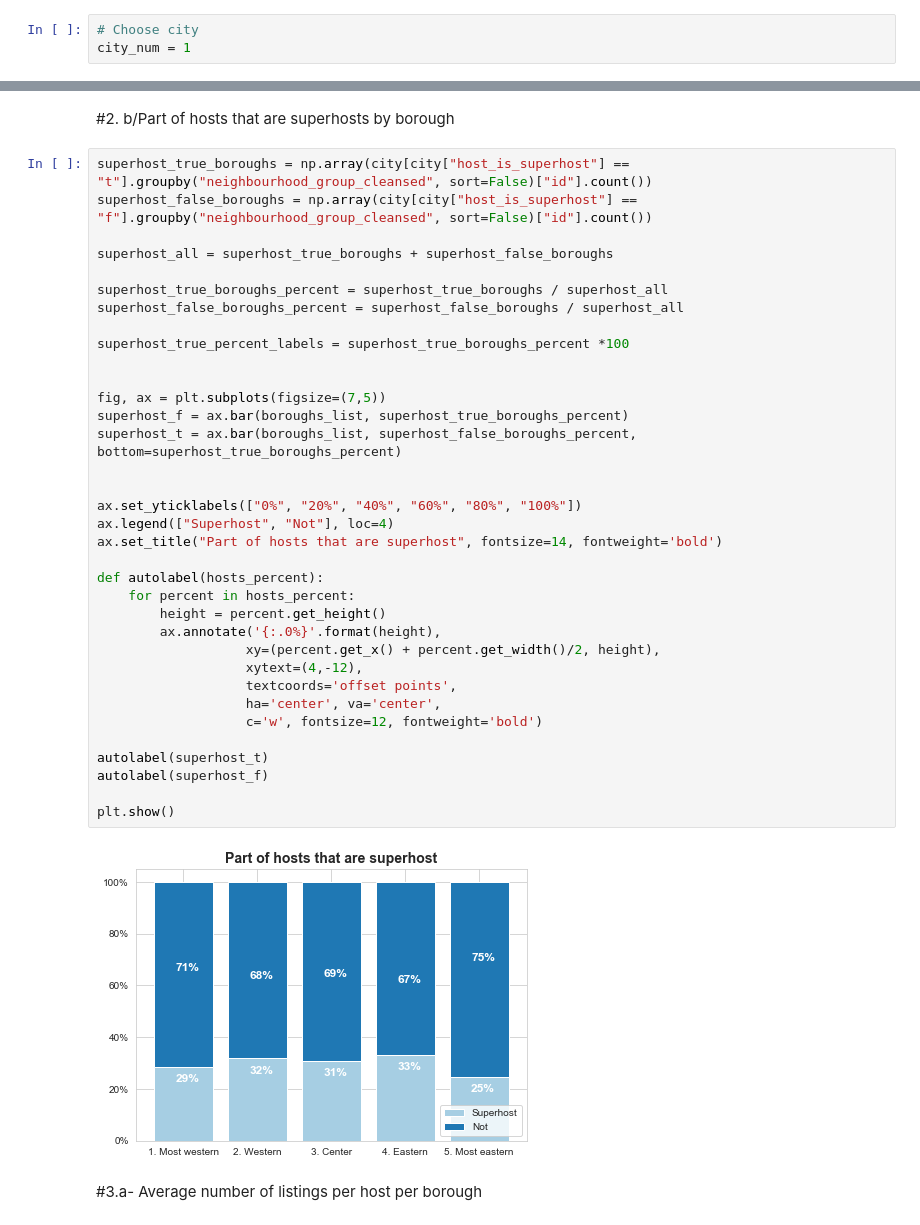
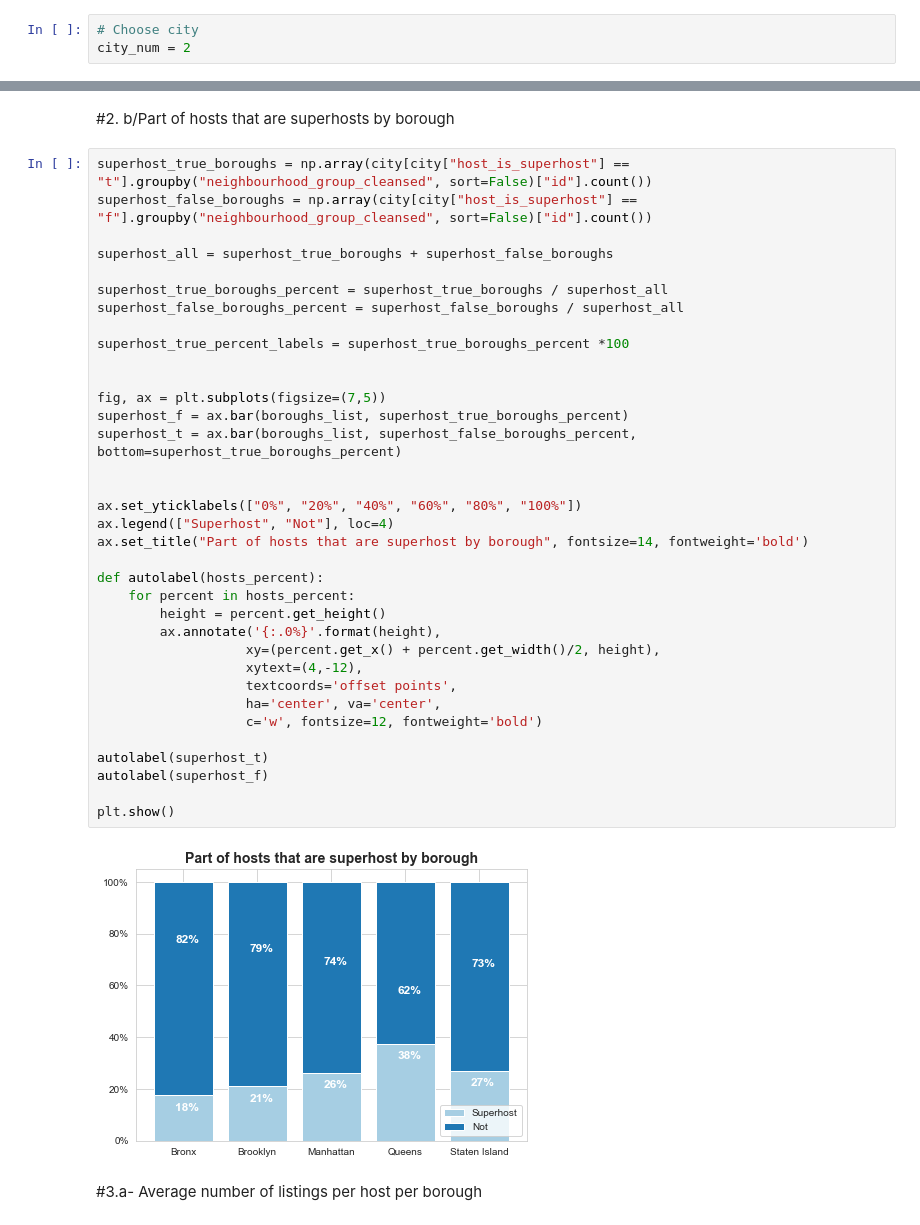
Before and after one commit to AlbaneCM/airbnb, a Jupyter notebook: airbnb_new_york.ipynb, the cells around one changed output, grey strips where cells are left out. Saved outputs shown, nothing was run; the diff lists cells and outputs as text.

```diff
--- a/airbnb_new_york.ipynb
+++ b/airbnb_new_york.ipynb
@@ -48,7 +48,7 @@ city_zip_list
  (9, 'vancouver')]
 # %%
 # Choose city
-city_num = 1
+city_num = 2
 # %%
 print("Here, city_num = " + str(city_num) + ". City analyzed is " + city_zip_list[city_num][1])
 # %% [output]
@@ -827,35 +828,35 @@ superhost_all = superhost_true_boroughs + superhost_false_boroughs
 
 superhost_true_boroughs_percent = superhost_true_boroughs / superhost_all
 superhost_false_boroughs_percent = superhost_false_boroughs / superhost_all
 
 superhost_true_percent_labels = superhost_true_boroughs_percent *100
 
 
 fig, ax = plt.subplots(figsize=(7,5))
 superhost_f = ax.bar(boroughs_list, superhost_true_boroughs_percent)
 superhost_t = ax.bar(boroughs_list, superhost_false_boroughs_percent, bottom=superhost_true_boroughs_percent)
 
 
 ax.set_yticklabels(["0%", "20%", "40%", "60%", "80%", "100%"])
 ax.legend(["Superhost", "Not"], loc=4)
-ax.set_title("Part of hosts that are superhost", fontsize=14, fontweight='bold')
+ax.set_title("Part of hosts that are superhost by borough", fontsize=14, fontweight='bold')
 
 def autolabel(hosts_percent):
     for percent in hosts_percent:
         height = percent.get_height()
         ax.annotate('{:.0%}'.format(height),
                    xy=(percent.get_x() + percent.get_width()/2, height),
                    xytext=(4,-12),
                    textcoords='offset points',
                    ha='center', va='center',
                    c='w', fontsize=12, fontweight='bold')
 
 autolabel(superhost_t)
 autolabel(superhost_f)
 
 plt.show()
 # %% [output]
-[figure, old version]
+[figure, new version]
 # %% [markdown]
 #3.a- Average number of listings per host per borough
 # %%
```
Also changed, not shown: parts of 74 cells of this notebook.
